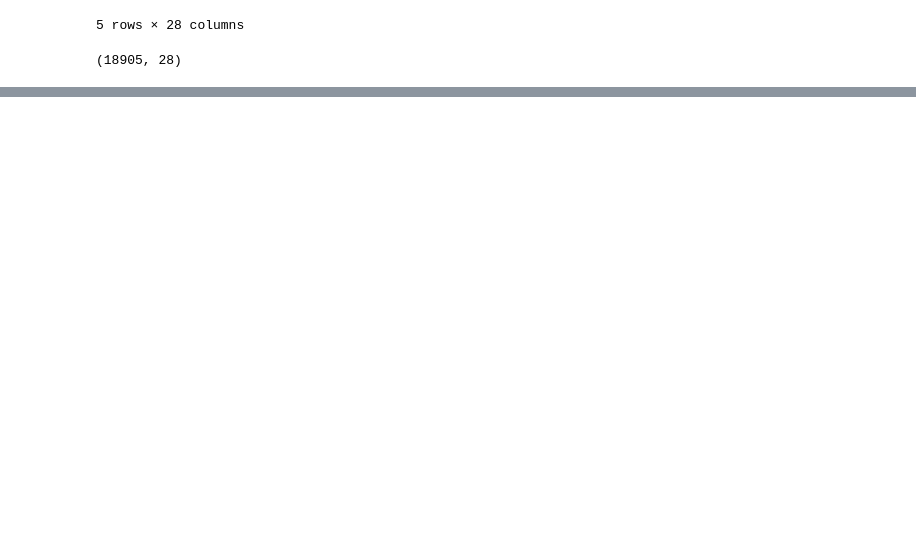
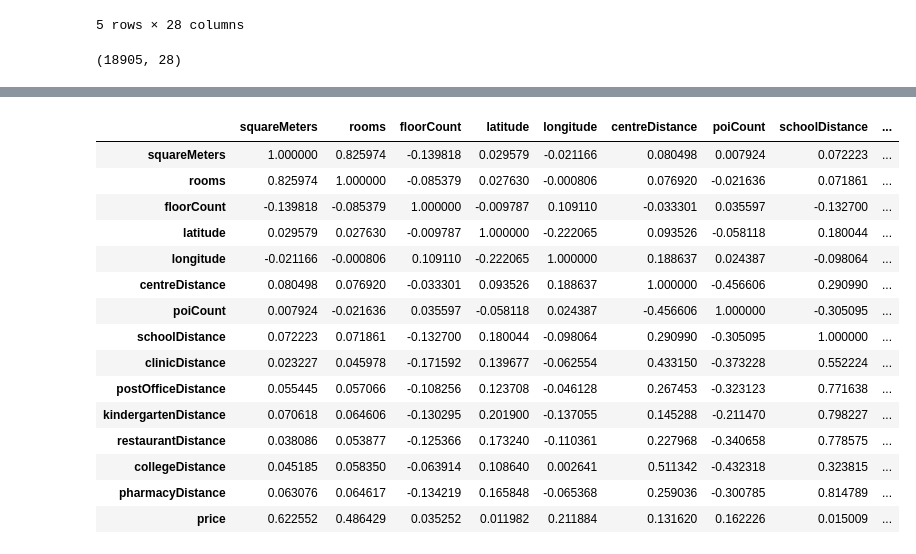
Before and after one commit to bustercherries/ML, a Jupyter notebook: Apartment_prices_in_Poland.ipynb, the cells around one changed output, grey strips where cells are left out. Cells and saved outputs as stored; diff of their text form; code cells hidden in the pictures; blank space fills up the shorter version.

```diff
--- a/Apartment_prices_in_Poland.ipynb
+++ b/Apartment_prices_in_Poland.ipynb
@@ -49,0 +152,20 @@ dtype: int64
+# %%
+#sprawdzam korelację
+df.corr()
+# %% [output]
+|  | squareMeters | rooms | floorCount | latitude | longitude | centreDistance | poiCount | schoolDistance | ... |
+| squareMeters | 1.000000 | 0.825974 | -0.139818 | 0.029579 | -0.021166 | 0.080498 | 0.007924 | 0.072223 | ... |
+| rooms | 0.825974 | 1.000000 | -0.085379 | 0.027630 | -0.000806 | 0.076920 | -0.021636 | 0.071861 | ... |
+| floorCount | -0.139818 | -0.085379 | 1.000000 | -0.009787 | 0.109110 | -0.033301 | 0.035597 | -0.132700 | ... |
+| latitude | 0.029579 | 0.027630 | -0.009787 | 1.000000 | -0.222065 | 0.093526 | -0.058118 | 0.180044 | ... |
+| longitude | -0.021166 | -0.000806 | 0.109110 | -0.222065 | 1.000000 | 0.188637 | 0.024387 | -0.098064 | ... |
+| centreDistance | 0.080498 | 0.076920 | -0.033301 | 0.093526 | 0.188637 | 1.000000 | -0.456606 | 0.290990 | ... |
+| poiCount | 0.007924 | -0.021636 | 0.035597 | -0.058118 | 0.024387 | -0.456606 | 1.000000 | -0.305095 | ... |
+| schoolDistance | 0.072223 | 0.071861 | -0.132700 | 0.180044 | -0.098064 | 0.290990 | -0.305095 | 1.000000 | ... |
+| clinicDistance | 0.023227 | 0.045978 | -0.171592 | 0.139677 | -0.062554 | 0.433150 | -0.373228 | 0.552224 | ... |
+| postOfficeDistance | 0.055445 | 0.057066 | -0.108256 | 0.123708 | -0.046128 | 0.267453 | -0.323123 | 0.771638 | ... |
+| kindergartenDistance | 0.070618 | 0.064606 | -0.130295 | 0.201900 | -0.137055 | 0.145288 | -0.211470 | 0.798227 | ... |
+| restaurantDistance | 0.038086 | 0.053877 | -0.125366 | 0.173240 | -0.110361 | 0.227968 | -0.340658 | 0.778575 | ... |
+| collegeDistance | 0.045185 | 0.058350 | -0.063914 | 0.108640 | 0.002641 | 0.511342 | -0.432318 | 0.323815 | ... |
+| pharmacyDistance | 0.063076 | 0.064617 | -0.134219 | 0.165848 | -0.065368 | 0.259036 | -0.300785 | 0.814789 | ... |
+| price | 0.622552 | 0.486429 | 0.035252 | 0.011982 | 0.211884 | 0.131620 | 0.162226 | 0.015009 | ... |
```
Also changed, not shown: parts of 16 cells of this notebook.
